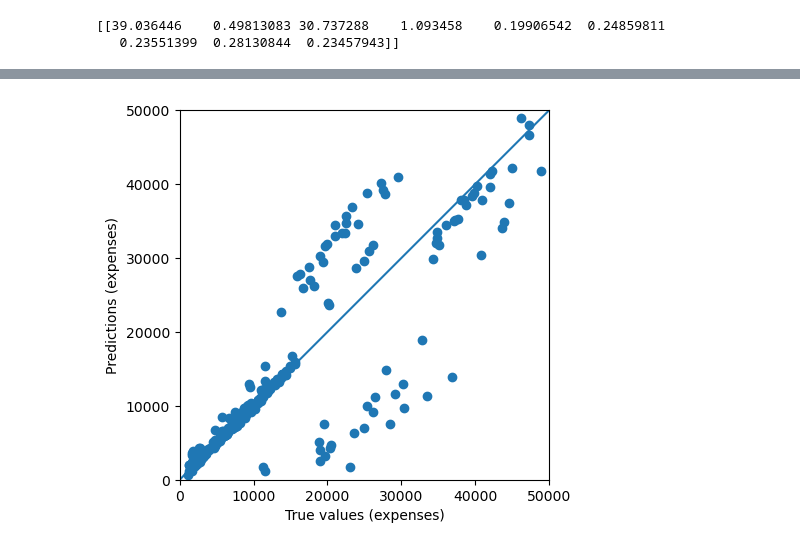
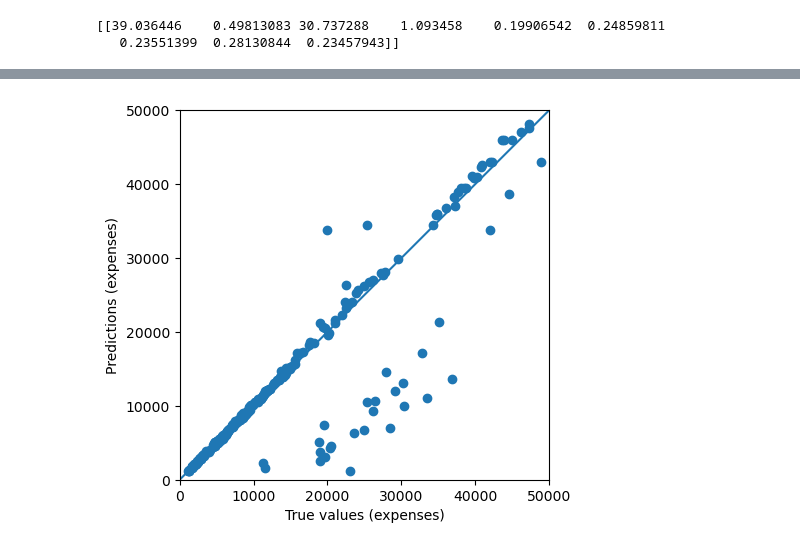
Before and after one commit to gdc-fcc/ols-health, a Jupyter notebook: nn.ipynb, the cells around one changed output, grey strips where cells are left out. Drawn from its saved outputs; the diff is of its cells as text; code cells hidden in the pictures.

```diff
--- a/nn.ipynb
+++ b/nn.ipynb
@@ -132,17 +54,19 @@ plot_loss(history)
 def build_and_compile_model(norm):
   model = keras.Sequential([
       norm,
+      layers.Dense(9, activation='relu'),
+      layers.Dense(9, activation='relu'),
       layers.Dense(7, activation='relu'),
-      layers.Dense(7, activation='relu'),
-      layers.Dense(7, activation='relu'),
+      layers.Dense(5, activation='relu'),
+      layers.Dense(3, activation='relu'),
       layers.Dense(1)
   ])
 
   model.compile(loss='mean_absolute_error',
-                optimizer=tf.keras.optimizers.Adam(0.01),
+                optimizer=tf.keras.optimizers.Adam(0.05),
                 metrics=['MeanAbsoluteError', 'MeanSquaredError'])
   return model
 
-dnn_model = build_and_compile_model(normalizer)
-dnn_model.summary()
+model = build_and_compile_model(normalizer)
+model.summary()
 # %% [output]
@@ -167,7 +88,7 @@ Trainable params: 190 (760.00 Byte)
 Non-trainable params: 19 (80.00 Byte)
 _________________________________________________________________
 # %%
-history = dnn_model.fit(
+history = model.fit(
     train_features,
     train_labels,
     validation_split=0.2,
@@ -182,7 +103,8 @@ dnn_model.evaluate(test_features, test_labels)
 # %%
+td = test_dataset.copy()
 test_dataset = test_features
 
-loss, mae, mse = dnn_model.evaluate(test_dataset, test_labels, verbose=2)
+loss, mae, mse = model.evaluate(test_dataset, test_labels, verbose=2)
 
 print("Testing set Mean Abs Error: {:5.2f} expenses".format(mae))
 
@@ -191,7 +113,7 @@ if mae < 3500:
 else:
   print("The Mean Abs Error must be less than 3500. Keep trying.")
 
-test_predictions = dnn_model.predict(test_dataset).flatten()
+test_predictions = model.predict(test_dataset).flatten()
 
 a = plt.axes(aspect='equal')
 plt.scatter(test_labels, test_predictions)
@@ -209 +131 @@ You passed the challenge. Great job!
-[figure, old version]
+[figure, new version]
```
Also changed, not shown: parts of 11 cells of this notebook.
